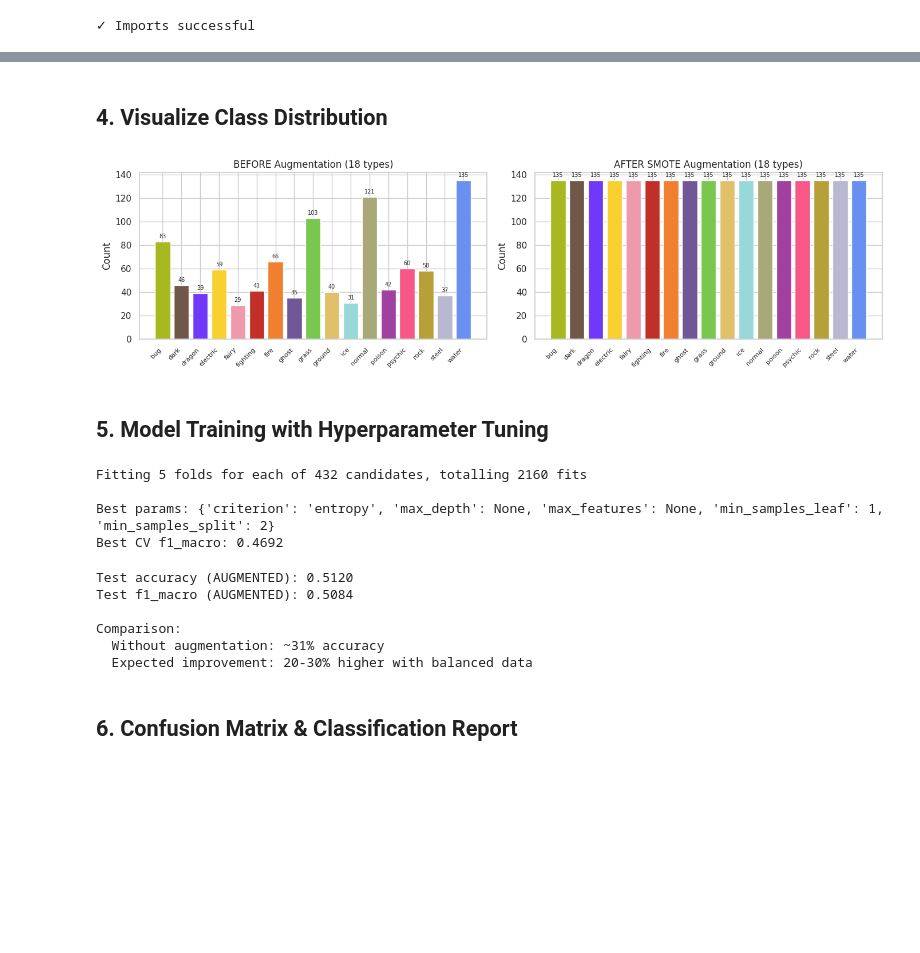
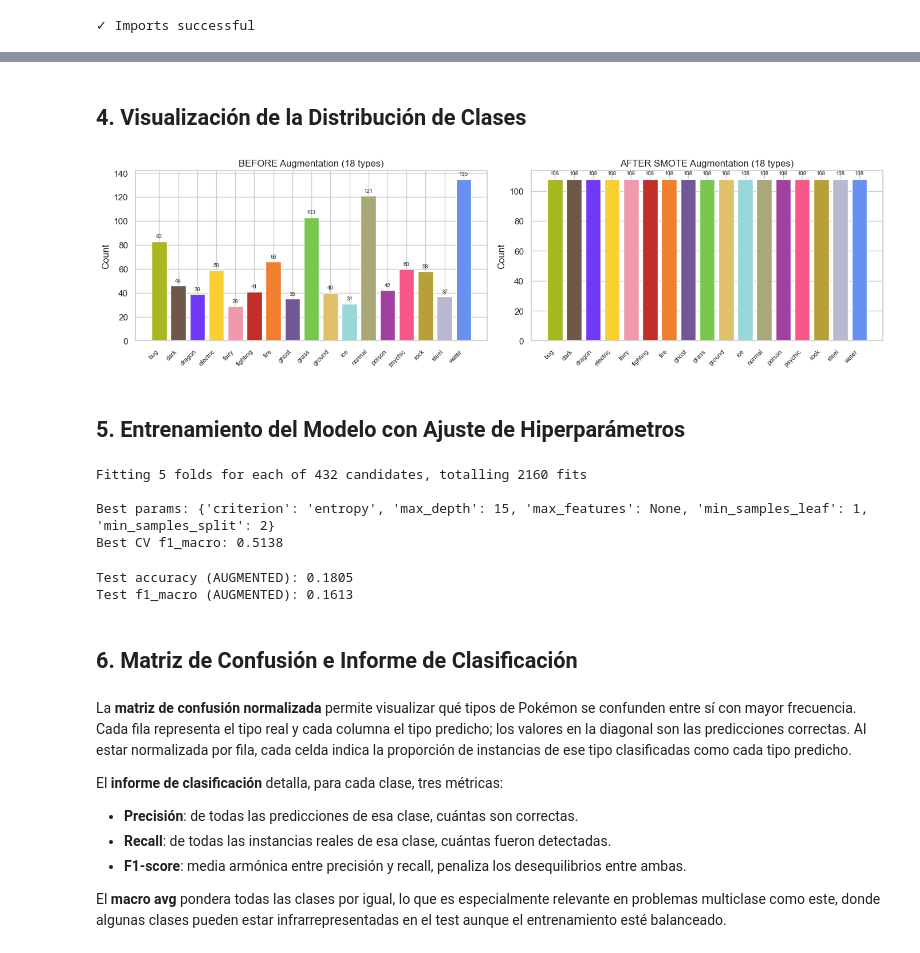
Before and after one commit to JuanDiegoGallego/mlx, a Jupyter notebook: notebooks/1_decision_tree_augmented.ipynb, the cells around one changed output, grey strips where cells are left out. Drawn from its saved outputs; the diff is of its cells as text; code cells hidden in the pictures; blank space fills up the shorter version.

```diff
--- a/notebooks/1_decision_tree_augmented.ipynb
+++ b/notebooks/1_decision_tree_augmented.ipynb
@@ -198,42 +194,42 @@ Train distribution:
 # %% [markdown]
-## 4. Visualize Class Distribution
+## 4. Visualización de la Distribución de Clases
 # %%
 fig, (ax1, ax2) = plt.subplots(1, 2, figsize=(14, 4))
 
 # Before
 dist_before = pd.Series(y_vec).value_counts().sort_index()
 type_names_before = [int_to_type[i] for i in dist_before.index]
 colors_before = [common.TYPE_COLORS.get(t, "#888888") for t in type_names_before]
 
 ax1.bar(range(len(dist_before)), dist_before.values, color=colors_before, edgecolor="white", linewidth=1)
 ax1.set_xticks(range(len(dist_before)))
 ax1.set_xticklabels(type_names_before, rotation=45, ha="right", fontsize=8)
 ax1.set_title("BEFORE Augmentation (18 types)", fontsize=12)
 ax1.set_ylabel("Count")
 
 for i, val in enumerate(dist_before.values):
     ax1.text(i, val + 2, str(val), ha="center", va="bottom", fontsize=7)
 
 # After
-dist_after = pd.Series(y_balanced).value_counts().sort_index()
+dist_after = pd.Series(y_train_sm).value_counts().sort_index()
 type_names_after = [int_to_type[i] for i in dist_after.index]
 colors_after = [common.TYPE_COLORS.get(t, "#888888") for t in type_names_after]
 
 ax2.bar(range(len(dist_after)), dist_after.values, color=colors_after, edgecolor="white", linewidth=1)
 ax2.set_xticks(range(len(dist_after)))
 ax2.set_xticklabels(type_names_after, rotation=45, ha="right", fontsize=8)
 ax2.set_title("AFTER SMOTE Augmentation (18 types)", fontsize=12)
 ax2.set_ylabel("Count")
 
 for i, val in enumerate(dist_after.values):
     ax2.text(i, val + 2, str(val), ha="center", va="bottom", fontsize=7)
 
 plt.tight_layout()
 plt.show()
 # %% [output]
-[figure, old version]
+[figure, new version]
 # %% [markdown]
-## 5. Model Training with Hyperparameter Tuning
+## 5. Entrenamiento del Modelo con Ajuste de Hiperparámetros
 # %%
 # Grid search
 cv = StratifiedKFold(n_splits=5, shuffle=True, random_state=42)
@@ -251,15 +247,15 @@ grid_search = GridSearchCV(
     base_dt, param_grid, cv=cv, scoring="f1_macro", n_jobs=-1, verbose=1
 )
 
-grid_search.fit(X_train_scaled, y_train)
+grid_search.fit(X_train_scaled, y_train_sm)
 
 print(f"\nBest params: {grid_search.best_params_}")
 print(f"Best CV f1_macro: {grid_search.best_score_:.4f}")
 # %% [output]
 Fitting 5 folds for each of 432 candidates, totalling 2160 fits
 
-Best params: {'criterion': 'entropy', 'max_depth': None, 'max_features': None, 'min_samples_leaf': 1, 'min_samples_split': 2}
-Best CV f1_macro: 0.4692
+Best params: {'criterion': 'entropy', 'max_depth': 15, 'max_features': None, 'min_samples_leaf': 1, 'min_samples_split': 2}
+Best CV f1_macro: 0.5138
 # %%
 # Evaluate
 dt = grid_search.best_estimator_
@@ -270,18 +266,20 @@ f1 = f1_score(y_test, y_pred, average="macro", zero_division=0)
 
 print(f"Test accuracy (AUGMENTED): {acc:.4f}")
 print(f"Test f1_macro (AUGMENTED): {f1:.4f}")
-print(f"\nComparison:")
-print(f"  Without augmentation: ~31% accuracy")
-print(f"  Expected improvement: 20-30% higher with balanced data")
 # %% [output]
-Test accuracy (AUGMENTED): 0.5120
-Test f1_macro (AUGMENTED): 0.5084
-
-Comparison:
-  Without augmentation: ~31% accuracy
-  Expected improvement: 20-30% higher with balanced data
+Test accuracy (AUGMENTED): 0.1805
+Test f1_macro (AUGMENTED): 0.1613
 # %% [markdown]
-## 6. Confusion Matrix & Classification Report
+## 6. Matriz de Confusión e Informe de Clasificación
+# %% [markdown]
+La **matriz de confusión normalizada** permite visualizar qué tipos de Pokémon se confunden entre sí con mayor frecuencia. Cada fila representa el tipo real y cada columna el tipo predicho; los valores en la diagonal son las predicciones correctas. Al estar normalizada por fila, cada celda indica la proporción de instancias de ese tipo clasificadas como cada tipo predicho.
+
+El **informe de clasificación** detalla, para cada clase, tres métricas:
+- **Precisión**: de todas las predicciones de esa clase, cuántas son correctas.
+- **Recall**: de todas las instancias reales de esa clase, cuántas fueron detectadas.
+- **F1-score**: media armónica entre precisión y recall, penaliza los desequilibrios entre ambas.
+
+El **macro avg** pondera todas las clases por igual, lo que es especialmente relevante en problemas multiclase como este, donde algunas clases pueden estar infrarrepresentadas en el test aunque el entrenamiento esté balanceado.
 # %%
 # Create confusion matrix with all 18 classes explicitly
 from sklearn.metrics import confusion_matrix
```
Also changed, not shown: parts of 25 cells of this notebook, 1 other file.
